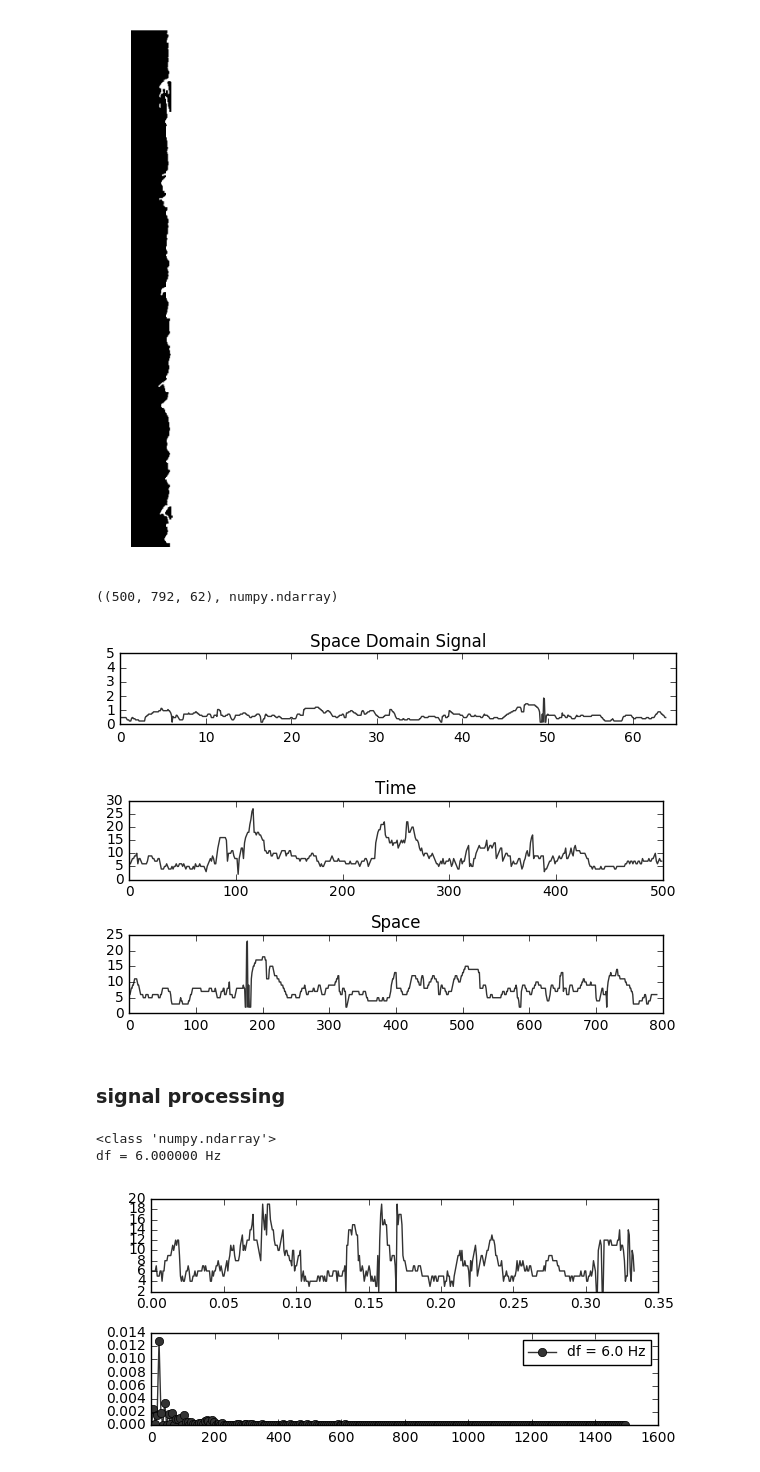
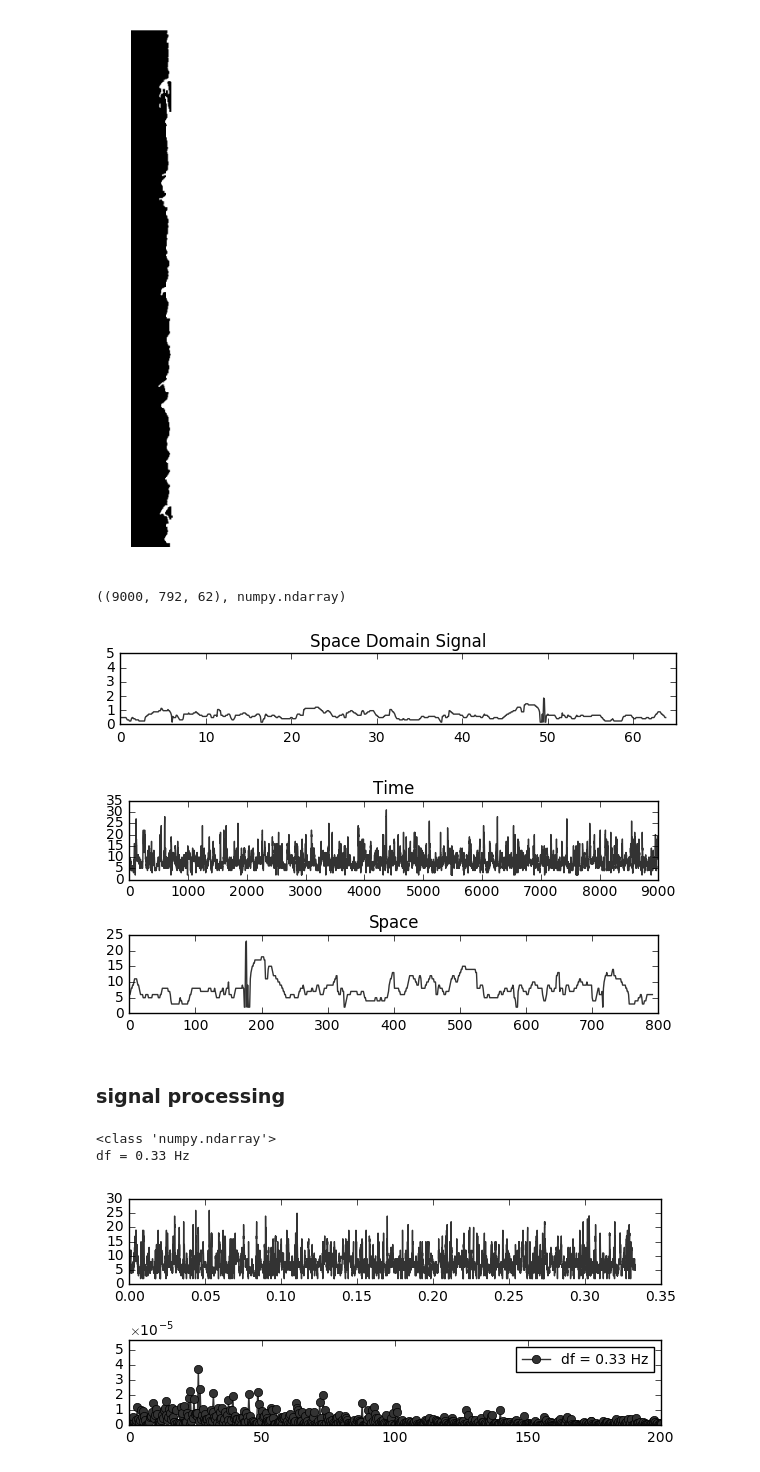
Before and after one commit to julionaojulho/image-analysis, a Jupyter notebook: test-1.ipynb, the cells around one changed output. Cells and saved outputs as stored; diff of their text form; code cells hidden in the pictures.

```diff
--- a/test-1.ipynb
+++ b/test-1.ipynb
@@ -6,7 +6,7 @@ from my_modules.inthei import *
 # %% [markdown]
 ### image analysis
 # %%
-pics = np.linspace(1,5e2,5e2)
+pics = np.linspace(1,9e3,9e3)
 location = r'\Alta\30\253\Imagem '
 ROI = (0,792,6,68)
 # %%
@@ -27,7 +27,7 @@ plt.axis('off')
 iarray_p = np.array([im_proc(i) for i in iarray_b])
 iarray_p.shape, type(iarray_p)
 # %% [output]
-((500, 792, 62), numpy.ndarray)
+((9000, 792, 62), numpy.ndarray)
 # %%
 iarray_h = [interface_height(ii,62) for ii in iarray_p]
 # %%
@@ -61,34 +61,36 @@ ax2.plot(62-h1[0,:],color=gr)
 ax2.set_title('Space')
 plt.tight_layout()
 # %% [output]
-[figure, old version]
+[figure, new version]
 # %% [markdown]
 ### signal processing
 # %%
 print(type(h1[:,0]))
 sig = 62-h1[:,791]
 fs = 3000
 t = np.linspace(0,1000/fs,len(sig))
 Y = np.fft.fft(sig - np.mean(sig),norm='ortho')
 Y = 2 * Y / len(Y)
 Y[0] = Y[0] / 2
 f = np.fft.fftfreq(len(Y),d=1/fs)
 
 fig = plt.figure(figsize=(6,4/np.sqrt(2)))
 ax1 = fig.add_subplot(211)
 ax1.plot(t,sig,color=gr)
 ax2 = fig.add_subplot(212)
 ax2.plot(f[0:int(len(Y)/2)],np.abs(Y[0:int(len(Y)/2)])**2,'o-',
-        color=gr,label='df = {} Hz'.format(f[1]-f[0]))
-#ax2.set_xlim([0, 100])
-#ax2.set_ylim([0, np.max(np.abs(Y[0:int(len(Y)/2)])**2)])
+        color=gr,label='df = {:.2f} Hz'.format(f[1]-f[0]))
+ax2.set_xlim([0, 200])
+ax2.set_ylim([0, 1.5*np.max(np.abs(Y[0:int(len(Y)/2)])**2)])
+plt.ticklabel_format(style='sci', axis='y', scilimits=(0,4))
+ax2.yaxis.major.formatter._useMathText = True
 ax2.legend(loc='best',numpoints=1,fontsize=10)
 plt.tight_layout()
-print('df = {:f} Hz'.format(f[1]-f[0]))
+print('df = {:.2f} Hz'.format(f[1]-f[0]))
 # %% [output]
 <class 'numpy.ndarray'>
-df = 6.000000 Hz
+df = 0.33 Hz
-[figure, old version]
+[figure, new version]
 # %%
 #plt.figure(figsize=(8,2/np.sqrt(2)))
 #plt.plot(np.correlate(sig,sig,mode='full'),'k')
```
Also changed, not shown: parts of 4 cells of this notebook.
